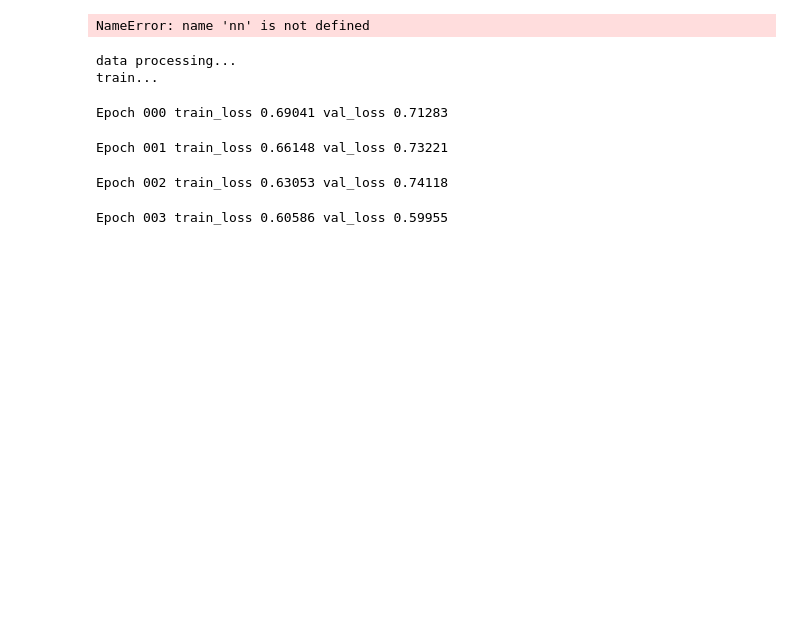
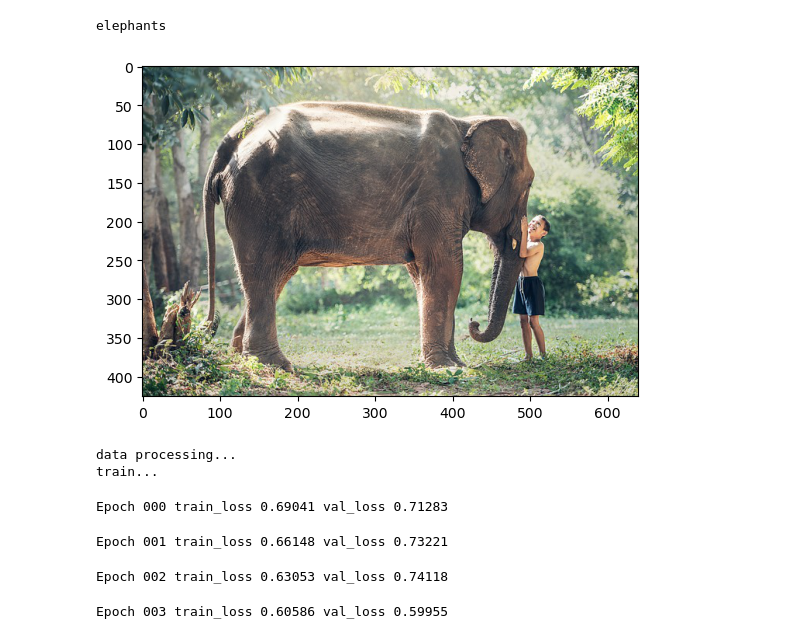
Before and after one commit to wighdes/-, a Jupyter notebook: 马大象蝴蝶分类.ipynb, the cells around one changed output. Saved outputs shown, nothing was run; the diff lists cells and outputs as text; code cells hidden in the pictures; blank space fills up the shorter version.

```diff
--- a/马大象蝴蝶分类.ipynb
+++ b/马大象蝴蝶分类.ipynb
@@ -1,6 +1,8 @@
 # %%
 import os
 from PIL import Image
+import torch.nn as nn
+import torch.nn.functional as F
 
 import torch
 from torchvision import transforms
@@ -125,35 +127,36 @@ device = torch.device("cuda" if torch.cuda.is_available() else "cpu")
 # 定义模型
 model = cnn().to(device)
 # 加载模型权重
 model.load_state_dict(torch.load("model/cnn.pkl"), False)
 model.eval()
 
 # 更新测试图像路径
-_img_path = "data/testing_data/horses/OIP-_0PoMJCRn51Al0YR3STdQgHaEK.jpeg"
+_img_path = "data/testing_data/elephants/e83db30d2cfd033ed1584d05fb1d4e9fe777ead218ac104497f5c978a4efb4bb_640.jpg"
 
 # 图像预处理
 transform = transforms.Compose([
     transforms.Resize((256, 256)),
     transforms.ToTensor(),
     transforms.Normalize(mean=(0.5, 0.5, 0.5), std=(0.5, 0.5, 0.5))  # normalization
 ])
 img = Image.open(_img_path).convert('RGB')
 # 模拟批样本
 img_transform = transform(img).unsqueeze(0)
 
 # 使用模型进行预测
 output = model(img_transform)
 
 # 获取预测结果
 pred = class_dict[torch.max(output.data, 1)[1].data.item()]
 print(pred)
 
 # 显示图像
 img = Image.open(_img_path)
 plt.imshow(img)
 plt.show()
 # %% [output]
-NameError: name 'nn' is not defined
+elephants
+[figure, added]
 # %%
 train()
 # %% [output]
```
